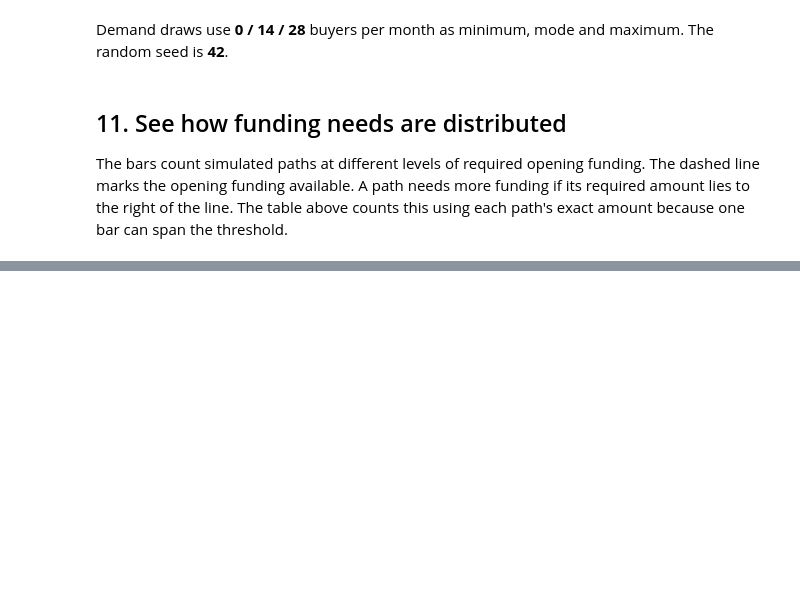
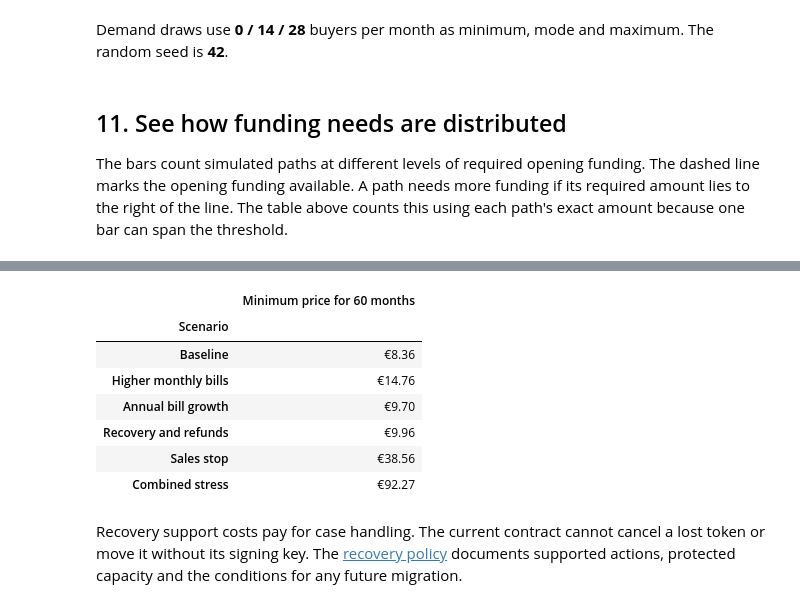
Before and after one commit to tanvirrubayet/fdp1-game-preservation, a Jupyter notebook: preservation_economics.ipynb, the cells around one changed output, grey strips where cells are left out. Drawn from its saved outputs; the diff is of its cells as text; code cells hidden in the pictures; blank space fills up the shorter version.

```diff
--- a/preservation_economics.ipynb
+++ b/preservation_economics.ipynb
@@ -714,0 +920,58 @@ The model starts at launch with no previous token issues. It uses hypothetical p
+# %%
+def price_for_funded_term(a, demand, costs):
+    # Search whole cents so the quoted price agrees with checkout rounding.
+    def funded(cents):
+        alternative = replace(a, licence_price=Decimal(cents) / 100)
+        rows = simulate_stress(alternative, demand, costs)
+        return min(balances_with_launch(alternative, rows)) >= ZERO
+
+    if funded(0):
+        return ZERO
+    if not any(demand):
+        return None
+    lower, upper = 0, 100
+    while not funded(upper):
+        upper *= 2
+        if upper > 100_000_000:
+            return None
+    while lower + 1 < upper:
+        middle = (lower + upper) // 2
+        if funded(middle):
+            upper = middle
+        else:
+            lower = middle
+    return Decimal(upper) / 100
+
+
+price_rows = []
+for name, (demand, costs) in stress_cases.items():
+    price = price_for_funded_term(inputs, demand, costs)
+    if price is not None:
+        # Verify the candidate funds each month and the preceding cent fails.
+        alternative = replace(inputs, licence_price=price)
+        assert min(balances_with_launch(
+            alternative, simulate_stress(alternative, demand, costs))) >= ZERO
+        if price > ZERO:
+            previous = replace(inputs, licence_price=price - CENT)
+            assert min(balances_with_launch(
+                previous, simulate_stress(previous, demand, costs))) < ZERO
+    price_rows.append({
+        "Scenario": name,
+        "Minimum price for 60 months": "External funding required" if price is None else euros(price),
+    })
+display(pd.DataFrame(price_rows).set_index("Scenario"))
+display(Markdown(
+    "Recovery support costs pay for case handling. The current contract cannot cancel a lost "
+    "token or move it without its signing key. The [recovery policy](docs/ENTITLEMENT-AND-RECOVERY.md) "
+    "documents supported actions, protected capacity and the conditions for any future migration."
+))
+# %% [output]
+|  | Minimum price for 60 months |
+| Scenario |  |
+| Baseline | €8.36 |
+| Higher monthly bills | €14.76 |
+| Annual bill growth | €9.70 |
+| Recovery and refunds | €9.96 |
+| Sales stop | €38.56 |
+| Combined stress | €92.27 |
+Recovery support costs pay for case handling. The current contract cannot cancel a lost token or move it without its signing key. The [recovery policy](docs/ENTITLEMENT-AND-RECOVERY.md) documents supported actions, protected capacity and the conditions for any future migration.
```
Also changed, not shown: parts of 10 cells of this notebook, 15 other files.
